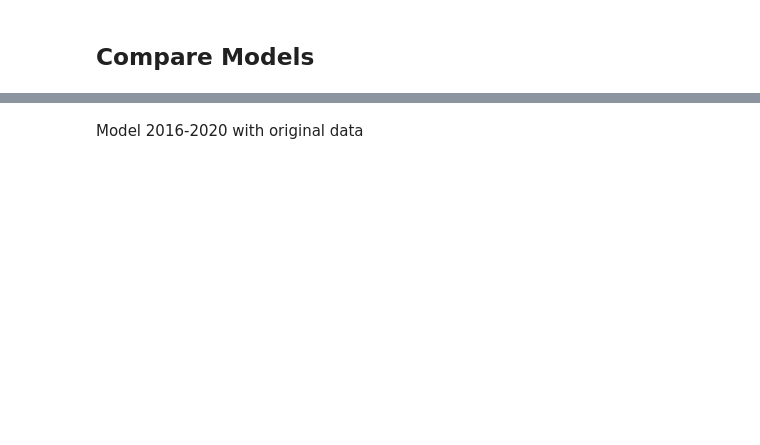
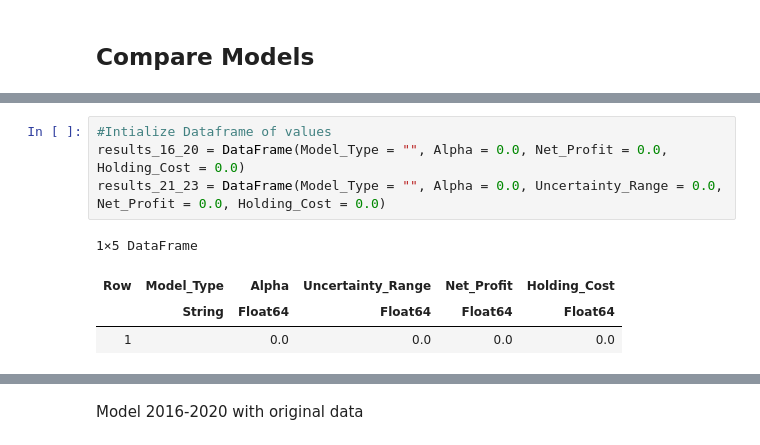
Before and after one commit to jasonjiajs/15.093_optimization_methods, a Jupyter notebook: model.ipynb, the cells around one changed output, grey strips where cells are left out. Cells and saved outputs as stored; diff of their text form; blank space fills up the shorter version.

```diff
--- a/model.ipynb
+++ b/model.ipynb
@@ -462,0 +495,9 @@ A_shock
+# %%
+#Intialize Dataframe of values
+results_16_20 = DataFrame(Model_Type = "", Alpha = 0.0, Net_Profit = 0.0, Holding_Cost = 0.0)
+results_21_23 = DataFrame(Model_Type = "", Alpha = 0.0, Uncertainty_Range = 0.0, Net_Profit = 0.0, Holding_Cost = 0.0)
+# %% [output]
+1×5 DataFrame
+| Row | Model_Type | Alpha | Uncertainty_Range | Net_Profit | Holding_Cost |
+|  | String | Float64 | Float64 | Float64 | Float64 |
+| 1 |  | 0.0 | 0.0 | 0.0 | 0.0 |
```
Also changed, not shown: parts of 40 cells of this notebook.
